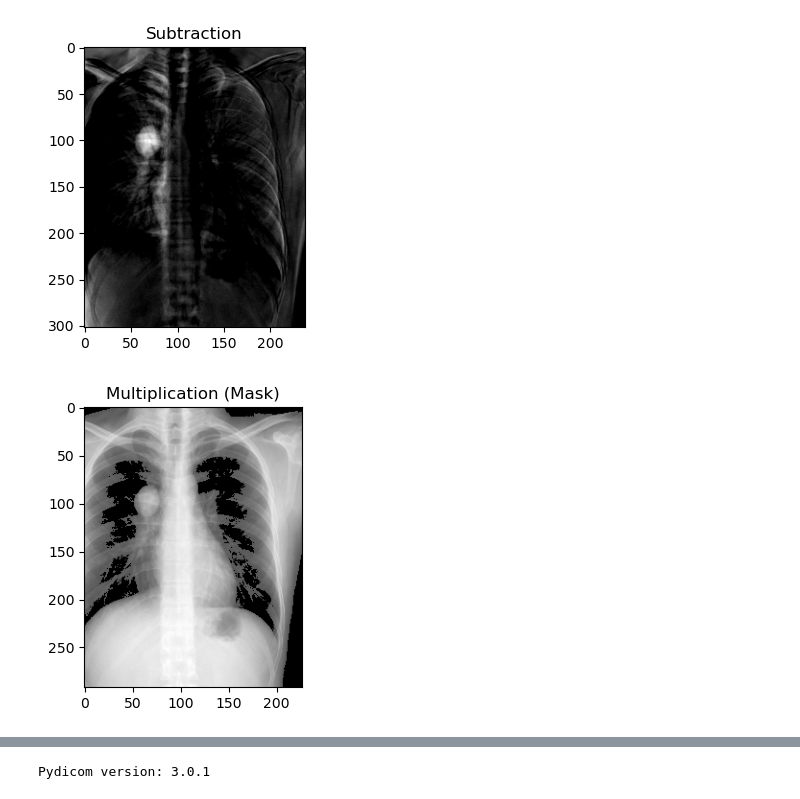
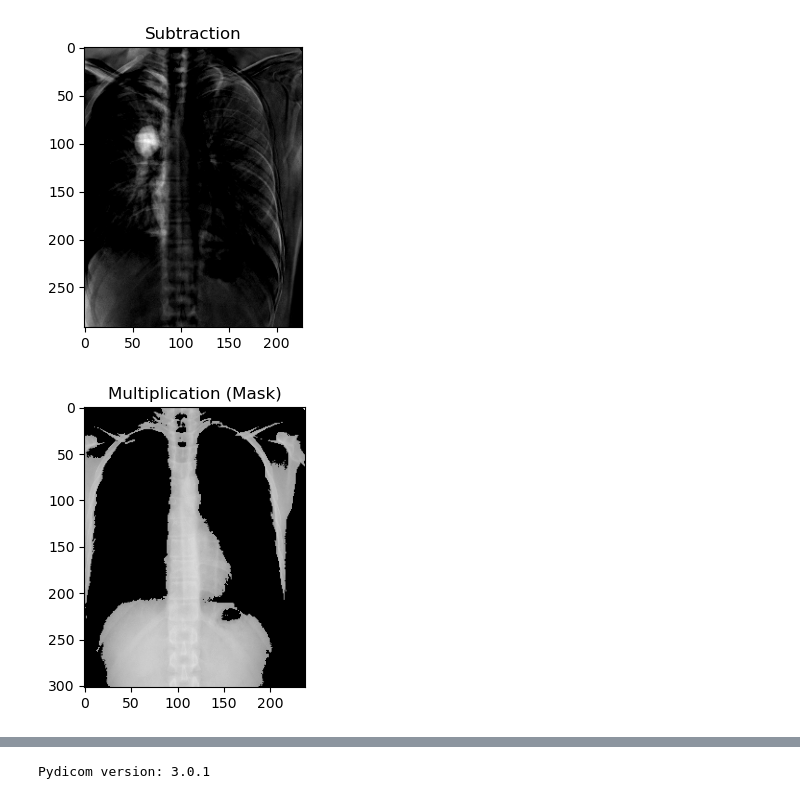
Before and after one commit to arkapds/Task1_MedicalImage, a Jupyter notebook: Task1_MedicalImage.ipynb, the cells around one changed output, grey strips where cells are left out. Saved outputs shown, nothing was run; the diff lists cells and outputs as text; code cells hidden in the pictures.

```diff
--- a/Task1_MedicalImage.ipynb
+++ b/Task1_MedicalImage.ipynb
@@ -45,24 +45,27 @@ plt.show()
 # %%
 #6. Exercises
 #1)
+img1 = imread('assets/xray2.png', as_gray=True)
+img2 = imread('assets/xray1.png', as_gray=True)
+
 img1_resized = resize(img1, img2.shape, anti_aliasing=True)
-img_sub = np.clip(img1_resized - img2 , 0, 1) # Subtraction
+img_sub = np.clip(img2 - img1_resized , 0, 1) # Subtraction
 
 plt.figure(figsize=(10,8))
 plt.subplot(2,2,2); plt.imshow(img_sub, cmap='gray');
 plt.title("Subtraction")
 plt.show()
 
 #2)
-mask = (img1 > 0.3).astype(float) # Binary mask
+mask = (img1 > 0.6).astype(float) # Binary mask
 img_mul = img1 * mask # Multiplication (ROIextraction)
 plt.figure(figsize=(10,8))
 plt.subplot(2,2,2); plt.imshow(img_mul, cmap='gray');
 plt.title("Multiplication (Mask)")
 plt.show()
 # %% [output]
-[figure, old version]
+[figure, new version]
-[figure, old version]
+[figure, new version]
 # %%
 !{sys.executable} -m pip install pydicom
 # %% [output]
```
Also changed, not shown: parts of 6 cells of this notebook, 12 other files.
